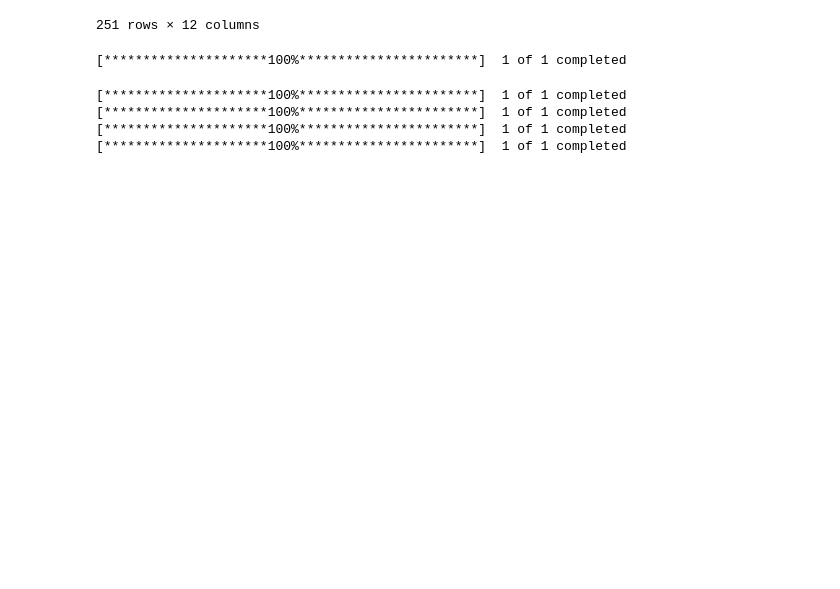
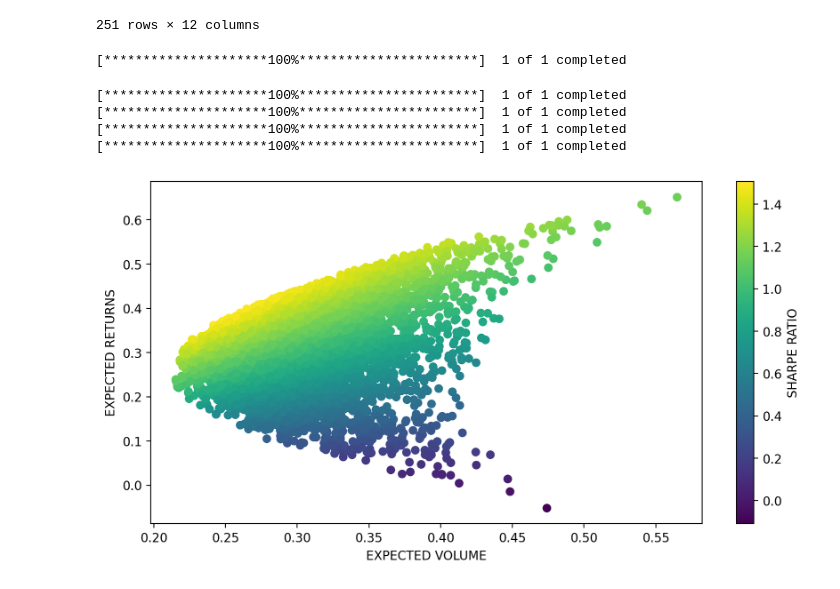
Before and after one commit to alexfioto/learn, a Jupyter notebook: python_finance/equities_util.ipynb, the cells around one changed output. Cells and saved outputs as stored; diff of their text form; code cells hidden in the pictures; blank space fills up the shorter version.

Commit message:
updating utils with montecarlo sim with bullet graph

```diff
--- a/python_finance/equities_util.ipynb
+++ b/python_finance/equities_util.ipynb
@@ -186,3 +234,7 @@ comp = stock_comp(tickers, start_date, end_date)
 [*********************100%***********************]  1 of 1 completed
 [*********************100%***********************]  1 of 1 completed
 [*********************100%***********************]  1 of 1 completed
+# %%
+comp.run_monte_carlo_simulation(6000)
+# %% [output]
+[figure, added]
```
Also changed, not shown: parts of 1 cell of this notebook.
